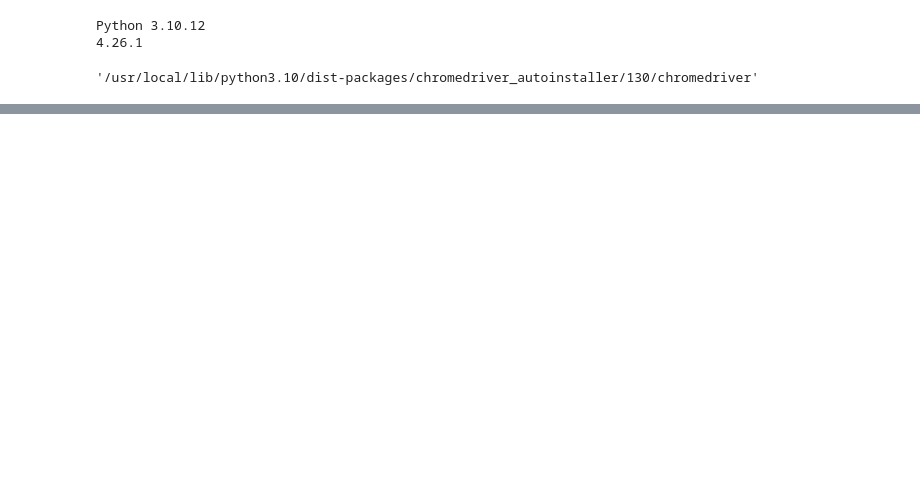
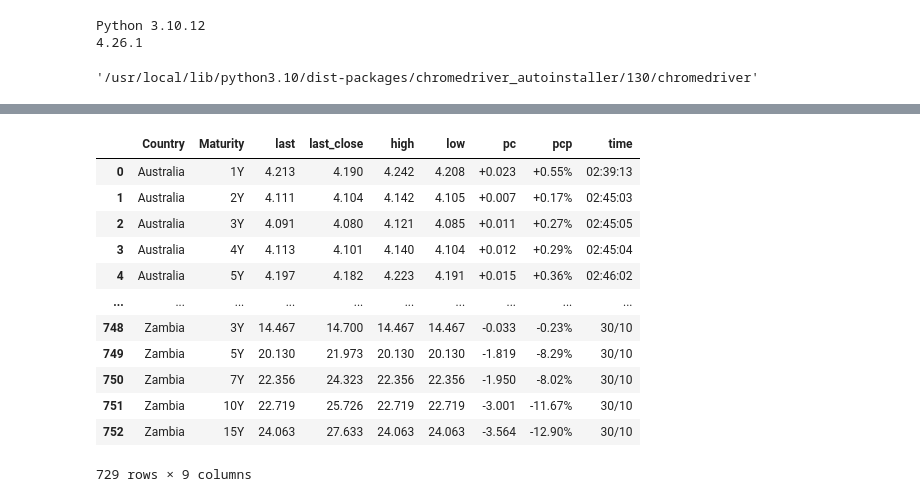
Before and after one commit to linusms/webcrawling, a Jupyter notebook: selenium - Investing_com.ipynb, the cells around one changed output, grey strips where cells are left out. Saved outputs shown, nothing was run; the diff lists cells and outputs as text; code cells hidden in the pictures; blank space fills up the shorter version.

```diff
--- a/selenium - Investing_com.ipynb
+++ b/selenium - Investing_com.ipynb
@@ -115,0 +145,26 @@ path_element.text
+# %%
+df=data.copy()
+df=df[df.columns[:10]]
+df.dropna(inplace=True)
+
+df.rename(columns={'bold left noWrap elp plusIconTd' : 'Bond Type'}, inplace=True)
+
+df['Country']=df['Bond Type'].apply(lambda x: x.split()[0])
+df['Maturity']=df['Bond Type'].apply(lambda x: x.split()[1])
+df.drop(columns=['Bond Type','flag','icon'], inplace=True)
+df=df.reindex(['Country',	'Maturity',	'last',	'last_close',	'high',	'low',	'pc',	'pcp',	'time'],	axis=1)
+df
+# %% [output]
+|  | Country | Maturity | last | last_close | high | low | pc | pcp | time |
+| 0 | Australia | 1Y | 4.213 | 4.190 | 4.242 | 4.208 | +0.023 | +0.55% | 02:39:13 |
+| 1 | Australia | 2Y | 4.111 | 4.104 | 4.142 | 4.105 | +0.007 | +0.17% | 02:45:03 |
+| 2 | Australia | 3Y | 4.091 | 4.080 | 4.121 | 4.085 | +0.011 | +0.27% | 02:45:05 |
+| 3 | Australia | 4Y | 4.113 | 4.101 | 4.140 | 4.104 | +0.012 | +0.29% | 02:45:04 |
+| 4 | Australia | 5Y | 4.197 | 4.182 | 4.223 | 4.191 | +0.015 | +0.36% | 02:46:02 |
+| ... | ... | ... | ... | ... | ... | ... | ... | ... | ... |
+| 748 | Zambia | 3Y | 14.467 | 14.700 | 14.467 | 14.467 | -0.033 | -0.23% | 30/10 |
+| 749 | Zambia | 5Y | 20.130 | 21.973 | 20.130 | 20.130 | -1.819 | -8.29% | 30/10 |
+| 750 | Zambia | 7Y | 22.356 | 24.323 | 22.356 | 22.356 | -1.950 | -8.02% | 30/10 |
+| 751 | Zambia | 10Y | 22.719 | 25.726 | 22.719 | 22.719 | -3.001 | -11.67% | 30/10 |
+| 752 | Zambia | 15Y | 24.063 | 27.633 | 24.063 | 24.063 | -3.564 | -12.90% | 30/10 |
+729 rows × 9 columns
```
Also changed, not shown: parts of 8 cells of this notebook.
